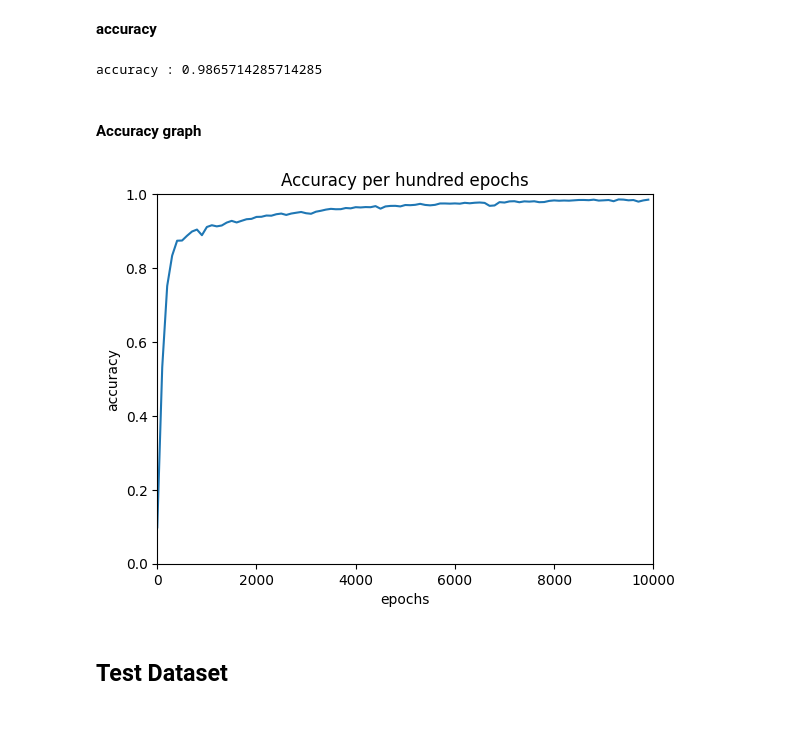
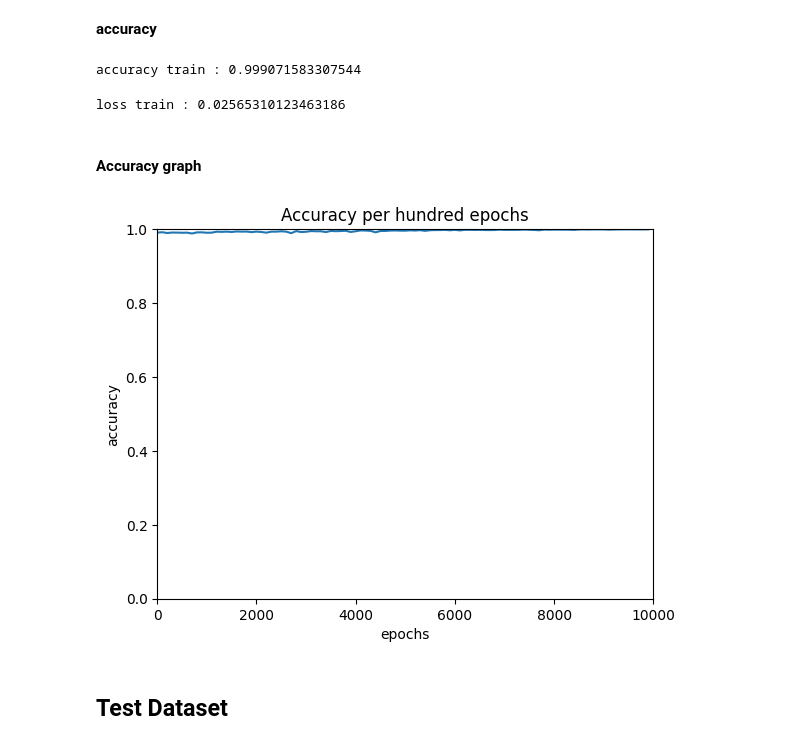
Before and after one commit to nabii-nguyenn213/Digit-Classification-NN, a Jupyter notebook: model.ipynb, the cells around one changed output. Cells and saved outputs as stored; diff of their text form; code cells hidden in the pictures.

```diff
--- a/model.ipynb
+++ b/model.ipynb
@@ -4,8 +4,14 @@ import numpy as np
 import matplotlib.pyplot as plt
 from NeuralNetworkModel import *
 from tqdm import tqdm
+# %%
+def combine_csv(data1, data2):
+    combined_df = pd.concat([data1, data2])
+    return combined_df
 # %%
-df = pd.read_csv('train.csv')
+train_data = pd.read_csv('train.csv')
+new_data = pd.read_csv('new_train.csv')
+df = combine_csv(train_data, new_data)
 df
 # %% [output]
 |  | label | pixel0 | pixel1 | pixel2 | pixel3 | pixel4 | pixel5 | pixel6 | pixel7 | pixel8 | ... | ... |
@@ -200,5 +148,7 @@ model = DeepNeuralNetwork(
     Layer(28*28),
     Layer(64, activation_func='relu'),
     Layer(64, activation_func='relu'),
-    Layer(10, activation_func='softmax', train_bias=False)
+    Layer(10, activation_func='softmax', train_bias=False),
+    init='xavier',
+    uniform=True
 )
@@ -236,2 +159,2 @@ def fit(x_train, y_train_one_hot, y_train, lr = 0.01, batch_size = 32, epochs =
 # %%
-accuracy_point = fit(x_train, y_train_one_hot, y_train, lr=0.001, batch_size=64, epochs=10000)
+model.fit(x_train, y_train, lr=0.001, batch_size=64, epochs=10000)
@@ -262,6 +166,6 @@ w, b = get_weights_bias()
 **accuracy**
 # %%
 acc = model.accuracy(y_train, y_pred)
-print("accuracy :", acc)
+print("accuracy train :", acc)
 # %% [output]
-accuracy : 0.9865714285714285
+accuracy train : 0.999071583307544
@@ -268,15 +174,20 @@ accuracy : 0.9865714285714285
+# %%
+loss_train = model.cross_entropy_loss(y_train_one_hot.values, y_pred_one_hot.values)
+print('loss train :', loss_train)
+# %% [output]
+loss train : 0.02565310123463186
 # %% [markdown]
 #### Accuracy graph
 # %%
-epoch = np.arange(0, 10000, 100)
-plt.plot(epoch, accuracy_point)
+epoch = np.arange(0, model.epochs, 100)
+plt.plot(epoch, model.accuracy_point)
 plt.title('Accuracy per hundred epochs')
 plt.xlabel('epochs')
 plt.ylabel('accuracy')
-plt.axis([0, 10000, 0.0, 1.00])
+plt.axis([0, model.epochs, 0.0, 1.00])
 plt.show()
 # %% [output]
-[figure, old version]
+[figure, new version]
 # %% [markdown]
 ## Test Dataset
 # %% [markdown]
```
Also changed, not shown: parts of 33 cells of this notebook, 9 other files.
